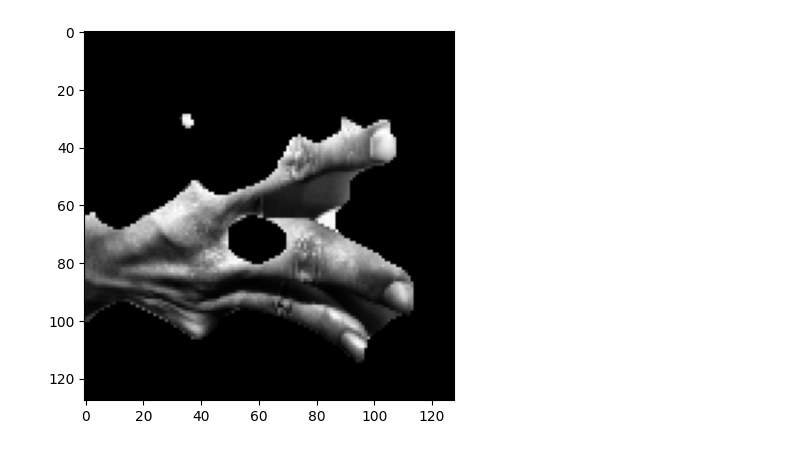
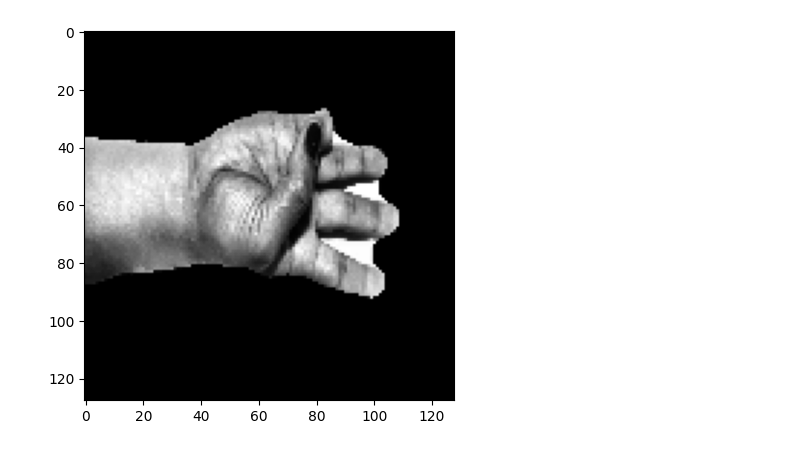
Before and after one commit to AhmedAlaa2024/Hand-Gesture-Recognition, a Jupyter notebook: Preprocessing/preprocessing.ipynb, the cells around one changed output. Cells and saved outputs as stored; diff of their text form; code cells hidden in the pictures.

```diff
--- a/Preprocessing/preprocessing.ipynb
+++ b/Preprocessing/preprocessing.ipynb
@@ -164,7 +164,7 @@ def hog_preprocessing(image):
     resized_image = cv2.resize(filtered_image,dim)
     #======================================Color Segmentation========================#
     hsv_image = cv2.cvtColor(resized_image, cv2.COLOR_RGB2HSV)
-    light_skin = (0, 50, 50 )
+    light_skin = (0, 15, 50 )
     dark_skin = (50, 250, 255)
     mask = cv2.inRange(hsv_image, light_skin, dark_skin)
     #Define the kernel for closing
@@ -187,14 +187,14 @@ def hog_preprocessing(image):
     gamma_corrected = exposure.adjust_gamma(normalized_image, gamma=2.5)
     return gamma_corrected
 # %%
-image = cv2.imread('E:/2nd term 3rd year/Neural Network/Project/Distrubute_dataset/validation/3_men (2).JPG', cv2.IMREAD_UNCHANGED)
+image = cv2.imread('E:/2nd term 3rd year/Neural Network/Project/Hand-Gesture-Recognition/validation/W_3_95.JPG', cv2.IMREAD_UNCHANGED)
 img=hog_preprocessing(image)
 plt.imshow(img,cmap='gray')
 plt.show()
 
 # image = cv2.imread('E:/2nd term 3rd year/Neural Network/Project/Distrubute_dataset/men/2/2_men (120).JPG', cv2.IMREAD_UNCHANGED)
 # img=hog_preproessing_try(image)
 # plt.imshow(img, cmap='gray')
 # plt.show()
 # %% [output]
-[figure, old version]
+[figure, new version]
```
Also changed, not shown: 30 other files.
